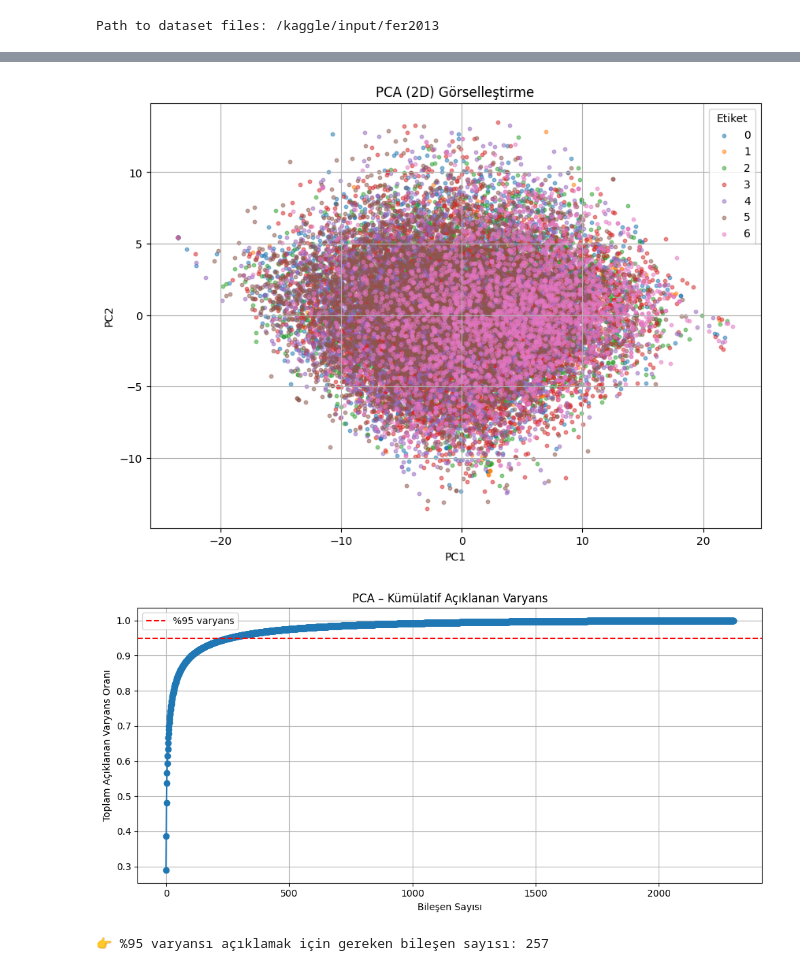
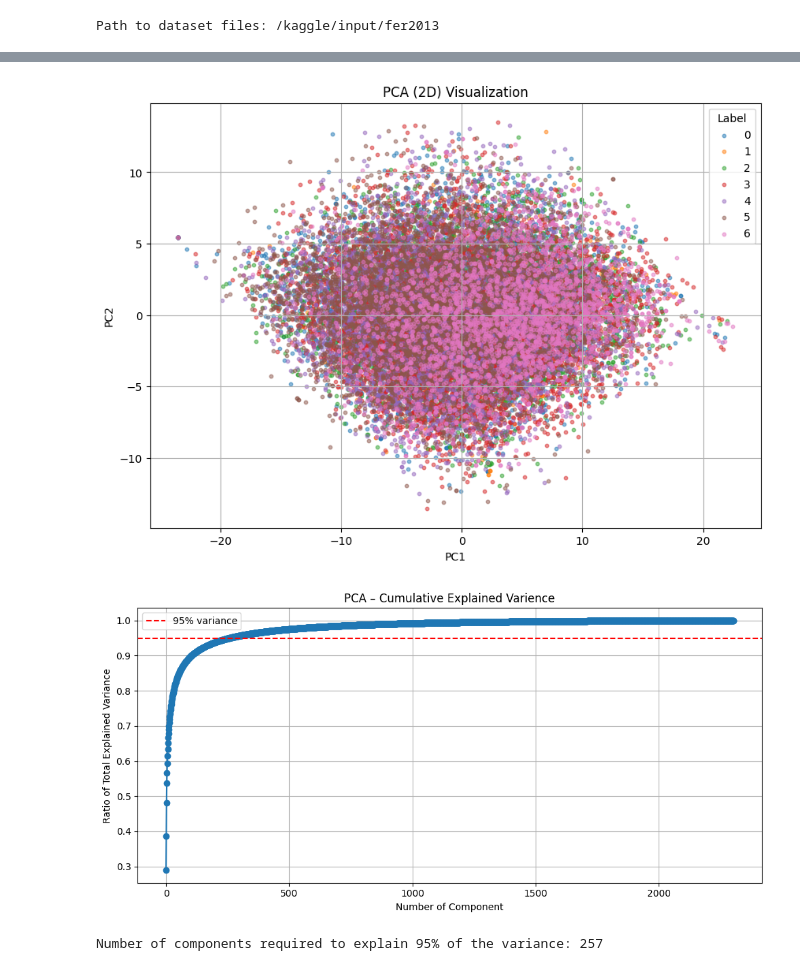
Before and after one commit to Reqoda/facial-expression-recognition, a Jupyter notebook: notebooks/project_notebook.ipynb, the cells around one changed output, grey strips where cells are left out. Drawn from its saved outputs; the diff is of its cells as text; code cells hidden in the pictures.

```diff
--- a/notebooks/project_notebook.ipynb
+++ b/notebooks/project_notebook.ipynb
@@ -86,43 +93,43 @@ plt.figure(figsize=(10, 7))
 for label in np.unique(y_train):
     idx = y_train == label
     plt.scatter(X_train_pca[idx, 0], X_train_pca[idx, 1], label=label, alpha=0.5, s=10)
-plt.legend(title="Etiket")
-plt.title("PCA (2D) Görselleştirme")
+plt.legend(title="Label")
+plt.title("PCA (2D) Visualization")
 plt.xlabel("PC1")
 plt.ylabel("PC2")
 plt.grid(True)
 plt.show()
 # %% [output]
-[figure, old version]
+[figure, new version]
 # %%
 def explained_variance_plot(X):
     X_meaned = X - np.mean(X, axis=0)
 
     cov_mat = np.cov(X_meaned, rowvar=False)
 
     eigen_vals, _ = np.linalg.eigh(cov_mat)
 
     sorted_eigen_vals = np.sort(eigen_vals)[::-1]
 
     total = np.sum(sorted_eigen_vals)
     explained_variance_ratio = sorted_eigen_vals / total
     cumulative_variance = np.cumsum(explained_variance_ratio)
 
     plt.figure(figsize=(10, 5))
     plt.plot(cumulative_variance, marker='o')
-    plt.axhline(y=0.95, color='r', linestyle='--', label='%95 varyans')
-    plt.title("PCA – Kümülatif Açıklanan Varyans")
-    plt.xlabel("Bileşen Sayısı")
-    plt.ylabel("Toplam Açıklanan Varyans Oranı")
+    plt.axhline(y=0.95, color='r', linestyle='--', label='95% variance')
+    plt.title("PCA – Cumulative Explained Varience")
+    plt.xlabel("Number of Component")
+    plt.ylabel("Ratio of Total Explained Variance")
     plt.grid(True)
     plt.legend()
     plt.tight_layout()
     plt.show()
 
     num_components_95 = np.argmax(cumulative_variance >= 0.95) + 1
-    print(f"%95 varyansı açıklamak için gereken bileşen sayısı: {num_components_95}")
+    print(f"Number of components required to explain 95% of the variance: {num_components_95}")
 
 explained_variance_plot(X_train)
 # %% [output]
-[figure, old version]
+[figure, new version]
-👉 %95 varyansı açıklamak için gereken bileşen sayısı: 257
+Number of components required to explain 95% of the variance: 257
```
Also changed, not shown: parts of 16 cells of this notebook.
